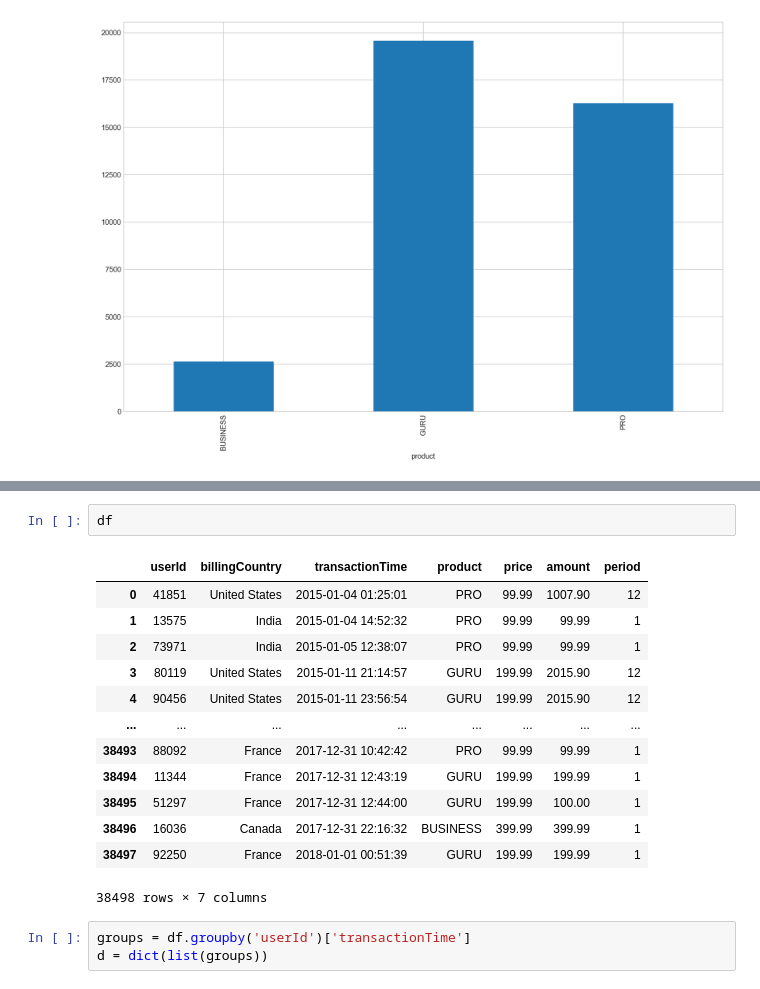
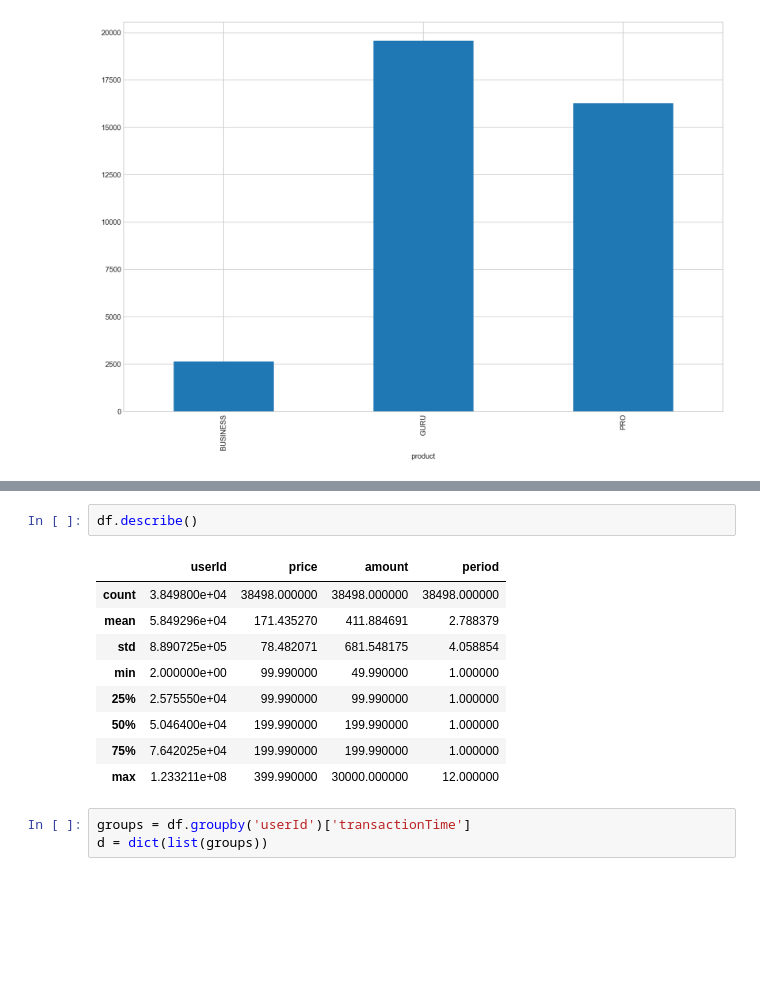
Before and after one commit to yukontaf/HeadRepo, a Jupyter notebook: NRepo/DSw-190B.ipynb, the cells around one changed output, grey strips where cells are left out. Cells and saved outputs as stored; diff of their text form; blank space fills up the shorter version.

```diff
--- a/NRepo/DSw-190B.ipynb
+++ b/NRepo/DSw-190B.ipynb
@@ -289,21 +296,17 @@ class CalculateRetention(builtins.object)
  |  __weakref__
  |      list of weak references to the object (if defined)
 # %%
-df
+df.describe()
 # %% [output]
-|  | userId | billingCountry | transactionTime | product | price | amount | period |
-| 0 | 41851 | United States | 2015-01-04 01:25:01 | PRO | 99.99 | 1007.90 | 12 |
-| 1 | 13575 | India | 2015-01-04 14:52:32 | PRO | 99.99 | 99.99 | 1 |
-| 2 | 73971 | India | 2015-01-05 12:38:07 | PRO | 99.99 | 99.99 | 1 |
-| 3 | 80119 | United States | 2015-01-11 21:14:57 | GURU | 199.99 | 2015.90 | 12 |
-| 4 | 90456 | United States | 2015-01-11 23:56:54 | GURU | 199.99 | 2015.90 | 12 |
-| ... | ... | ... | ... | ... | ... | ... | ... |
-| 38493 | 88092 | France | 2017-12-31 10:42:42 | PRO | 99.99 | 99.99 | 1 |
-| 38494 | 11344 | France | 2017-12-31 12:43:19 | GURU | 199.99 | 199.99 | 1 |
-| 38495 | 51297 | France | 2017-12-31 12:44:00 | GURU | 199.99 | 100.00 | 1 |
-| 38496 | 16036 | Canada | 2017-12-31 22:16:32 | BUSINESS | 399.99 | 399.99 | 1 |
-| 38497 | 92250 | France | 2018-01-01 00:51:39 | GURU | 199.99 | 199.99 | 1 |
+|  | userId | price | amount | period |
+| count | 3.849800e+04 | 38498.000000 | 38498.000000 | 38498.000000 |
+| mean | 5.849296e+04 | 171.435270 | 411.884691 | 2.788379 |
+| std | 8.890725e+05 | 78.482071 | 681.548175 | 4.058854 |
+| min | 2.000000e+00 | 99.990000 | 49.990000 | 1.000000 |
+| 25% | 2.575550e+04 | 99.990000 | 99.990000 | 1.000000 |
+| 50% | 5.046400e+04 | 199.990000 | 199.990000 | 1.000000 |
+| 75% | 7.642025e+04 | 199.990000 | 199.990000 | 1.000000 |
+| max | 1.233211e+08 | 399.990000 | 30000.000000 | 12.000000 |
-38498 rows × 7 columns
 # %%
 groups = df.groupby('userId')['transactionTime']
 d = dict(list(groups))
```
Also changed, not shown: parts of 8 cells of this notebook, 1 other file.
